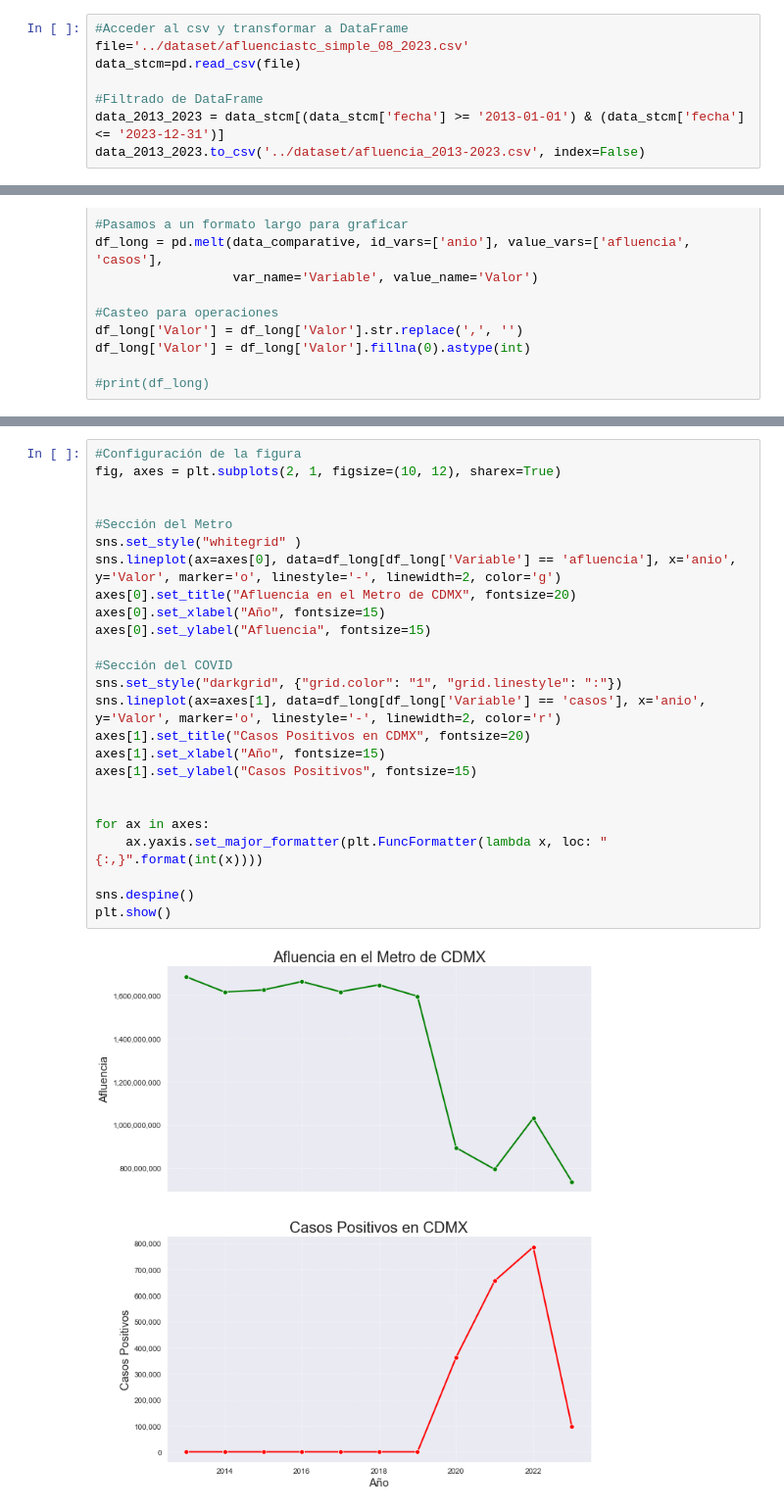
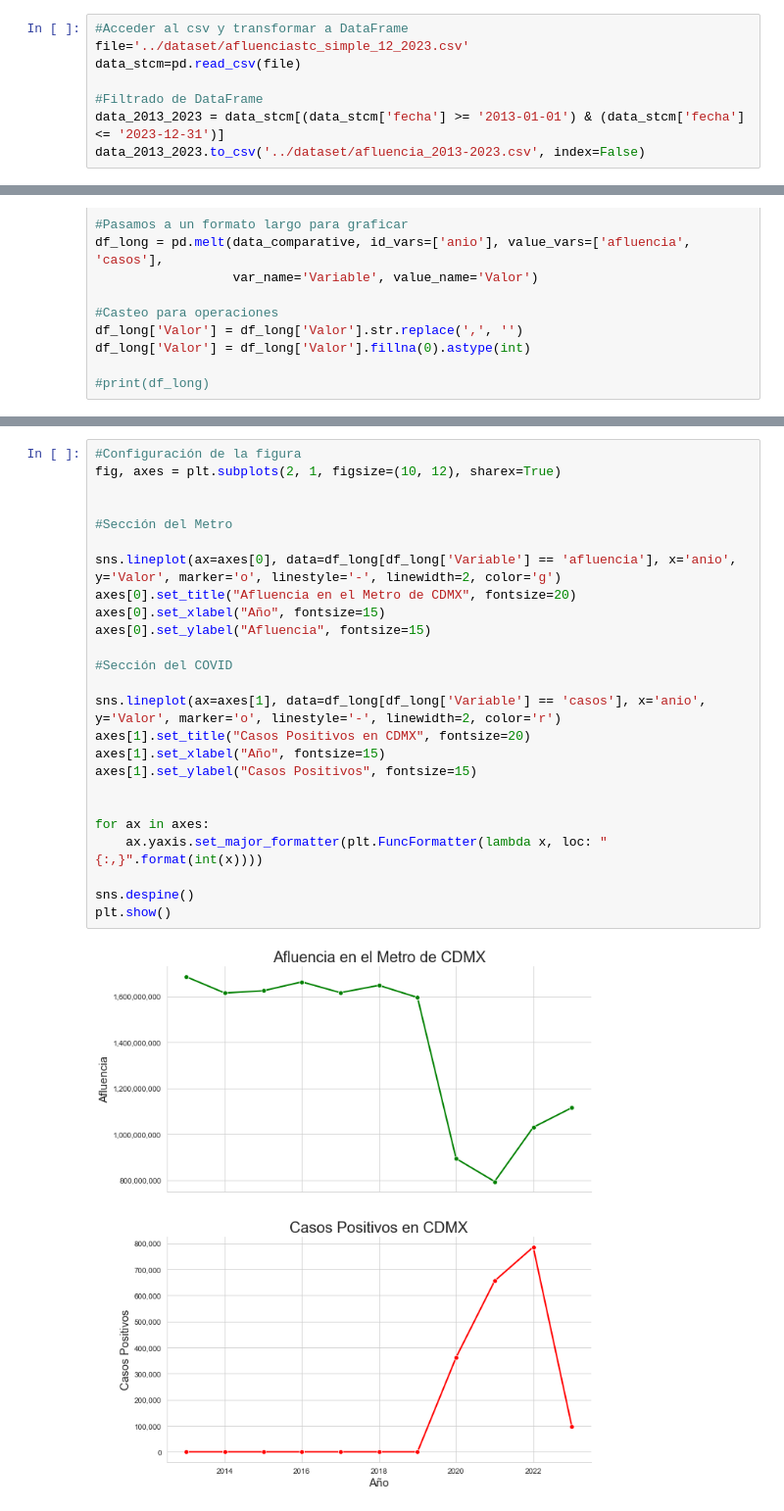
Before and after one commit to aldo-barrios10/An-lisis_Metro_CDMX, a Jupyter notebook: Python/Metro_analisys.ipynb, the cells around one changed output, grey strips where cells are left out. Shown at 98% size. Drawn from its saved outputs; the diff is of its cells as text.

```diff
--- a/Python/Metro_analisys.ipynb
+++ b/Python/Metro_analisys.ipynb
@@ -45,6 +48,6 @@ Los datos obtenidos del Metro abarcan un periodo más largo, pero para responder
 # %%
 #Acceder al csv y transformar a DataFrame
-file='../dataset/afluenciastc_simple_08_2023.csv'
+file='../dataset/afluenciastc_simple_12_2023.csv'
 data_stcm=pd.read_csv(file)
 
 #Filtrado de DataFrame
@@ -129,28 +141,28 @@ La siguiente gráfica muestra la relacióne entre ambos datasets. Al observarlos
 # %%
 #Configuración de la figura
 fig, axes = plt.subplots(2, 1, figsize=(10, 12), sharex=True)
 
 
 #Sección del Metro
-sns.set_style("whitegrid" )
+
 sns.lineplot(ax=axes[0], data=df_long[df_long['Variable'] == 'afluencia'], x='anio', y='Valor', marker='o', linestyle='-', linewidth=2, color='g')
 axes[0].set_title("Afluencia en el Metro de CDMX", fontsize=20)
 axes[0].set_xlabel("Año", fontsize=15)
 axes[0].set_ylabel("Afluencia", fontsize=15)
 
 #Sección del COVID
-sns.set_style("darkgrid", {"grid.color": "1", "grid.linestyle": ":"})
+
 sns.lineplot(ax=axes[1], data=df_long[df_long['Variable'] == 'casos'], x='anio', y='Valor', marker='o', linestyle='-', linewidth=2, color='r')
 axes[1].set_title("Casos Positivos en CDMX", fontsize=20)
 axes[1].set_xlabel("Año", fontsize=15)
 axes[1].set_ylabel("Casos Positivos", fontsize=15)
 
 
 for ax in axes:
     ax.yaxis.set_major_formatter(plt.FuncFormatter(lambda x, loc: "{:,}".format(int(x))))
 
 sns.despine()
 plt.show()
 # %% [output]
-[figure, old version]
+[figure, new version]
 # %% [markdown]
```
Also changed, not shown: parts of 19 cells of this notebook, 3 other files.
